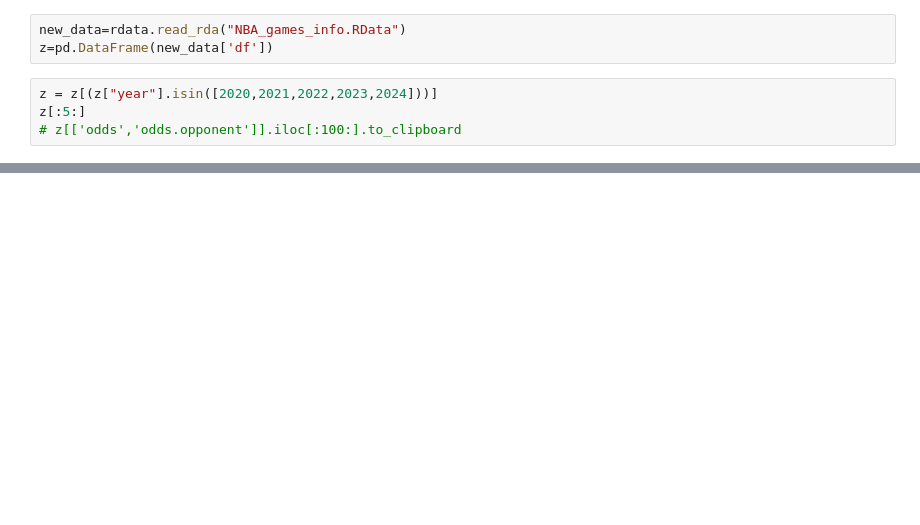
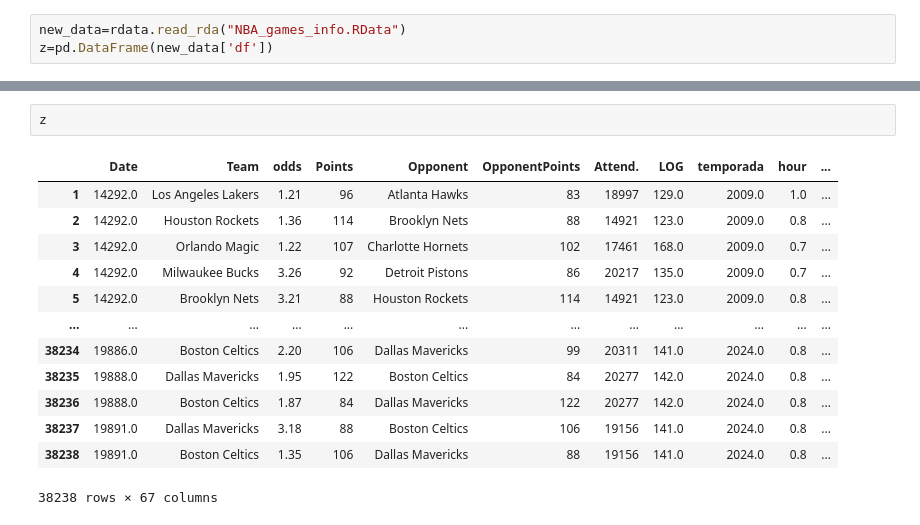
Before and after one commit to rohilhverma/my-project, a Jupyter notebook: setting_up_moneyline.ipynb, the cells around one changed output, grey strips where cells are left out. Cells and saved outputs as stored; diff of their text form; blank space fills up the shorter version.

```diff
--- a/setting_up_moneyline.ipynb
+++ b/setting_up_moneyline.ipynb
@@ -11,7 +12,3 @@ cursor = conn.cursor()
 # %%
 new_data=rdata.read_rda("NBA_games_info.RData")
 z=pd.DataFrame(new_data['df'])
-# %%
-z = z[(z["year"].isin([2020,2021,2022,2023,2024]))]
-z[:5:]
-# z[['odds','odds.opponent']].iloc[:100:].to_clipboard
@@ -24,0 +15,16 @@ z[:5:]
+# %%
+z
+# %% [output]
+|  | Date | Team | odds | Points | Opponent | OpponentPoints | Attend. | LOG | temporada | hour | ... |
+| 1 | 14292.0 | Los Angeles Lakers | 1.21 | 96 | Atlanta Hawks | 83 | 18997 | 129.0 | 2009.0 | 1.0 | ... |
+| 2 | 14292.0 | Houston Rockets | 1.36 | 114 | Brooklyn Nets | 88 | 14921 | 123.0 | 2009.0 | 0.8 | ... |
+| 3 | 14292.0 | Orlando Magic | 1.22 | 107 | Charlotte Hornets | 102 | 17461 | 168.0 | 2009.0 | 0.7 | ... |
+| 4 | 14292.0 | Milwaukee Bucks | 3.26 | 92 | Detroit Pistons | 86 | 20217 | 135.0 | 2009.0 | 0.7 | ... |
+| 5 | 14292.0 | Brooklyn Nets | 3.21 | 88 | Houston Rockets | 114 | 14921 | 123.0 | 2009.0 | 0.8 | ... |
+| ... | ... | ... | ... | ... | ... | ... | ... | ... | ... | ... | ... |
+| 38234 | 19886.0 | Boston Celtics | 2.20 | 106 | Dallas Mavericks | 99 | 20311 | 141.0 | 2024.0 | 0.8 | ... |
+| 38235 | 19888.0 | Dallas Mavericks | 1.95 | 122 | Boston Celtics | 84 | 20277 | 142.0 | 2024.0 | 0.8 | ... |
+| 38236 | 19888.0 | Boston Celtics | 1.87 | 84 | Dallas Mavericks | 122 | 20277 | 142.0 | 2024.0 | 0.8 | ... |
+| 38237 | 19891.0 | Dallas Mavericks | 3.18 | 88 | Boston Celtics | 106 | 19156 | 141.0 | 2024.0 | 0.8 | ... |
+| 38238 | 19891.0 | Boston Celtics | 1.35 | 106 | Dallas Mavericks | 88 | 19156 | 141.0 | 2024.0 | 0.8 | ... |
+38238 rows × 67 columns
```
Also changed, not shown: parts of 11 cells of this notebook, 1 other file.
